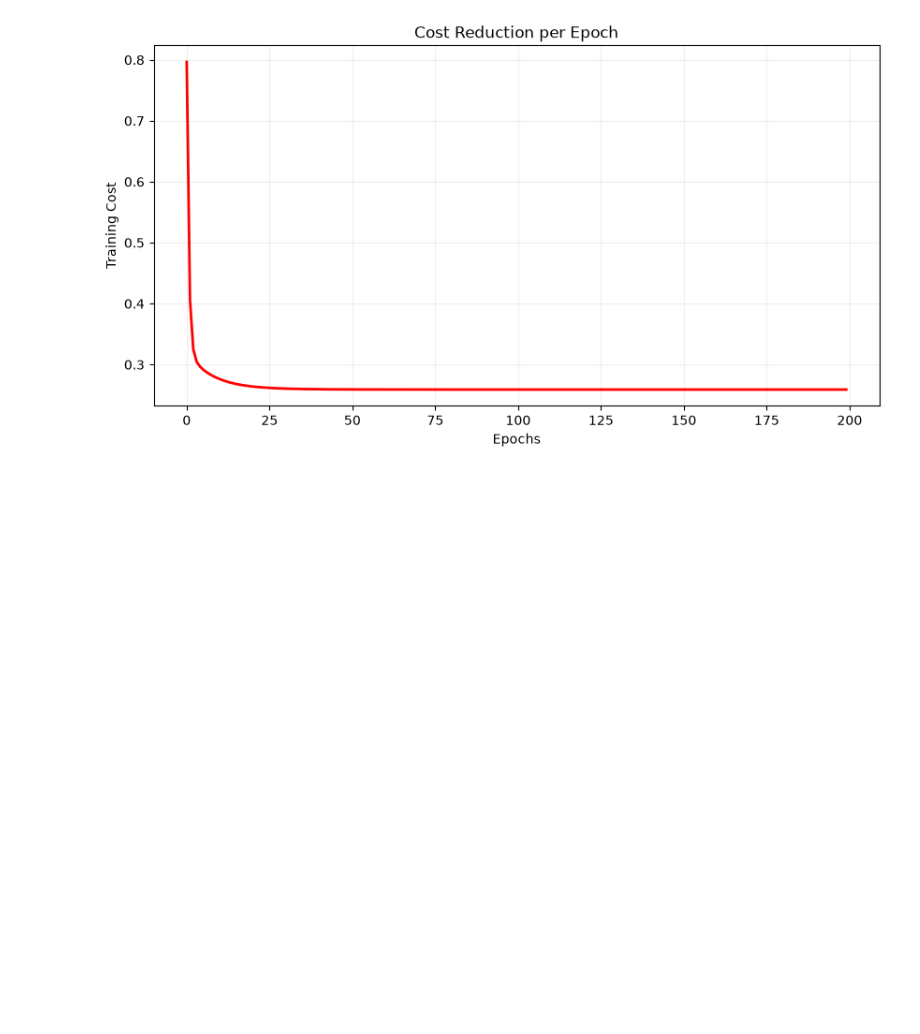
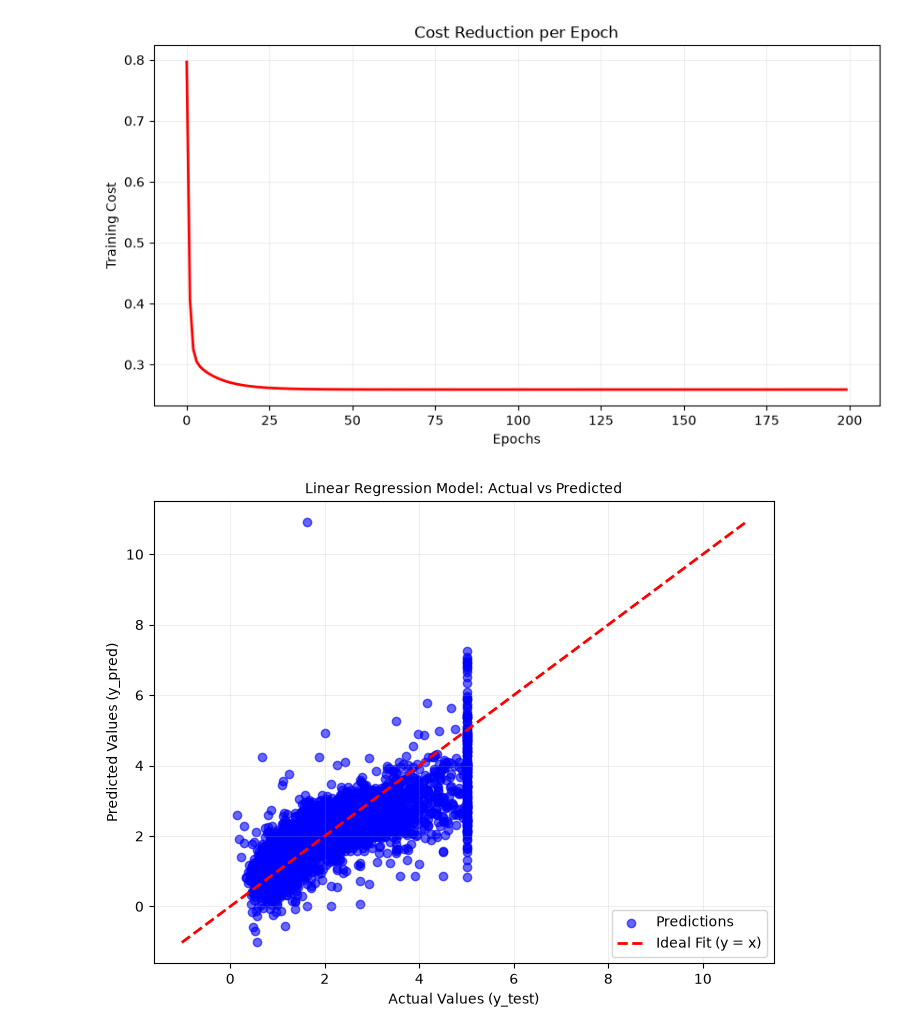
Before and after one commit to ankit4451/machine-learning, a Jupyter notebook: HousingPricePrediction.ipynb, the cells around one changed output. Drawn from its saved outputs; the diff is of its cells as text; code cells hidden in the pictures; blank space fills up the shorter version.

Commit message:
Refactored prediction visual changes

```diff
--- a/HousingPricePrediction.ipynb
+++ b/HousingPricePrediction.ipynb
@@ -102,3 +109,30 @@ plt.plot(train_loss,linewidth=2,color='red')
 plt.show()
 # %% [output]
 [figure]
+# %%
+# Test Results
+y_pred = model.predict(X_test_scaled)
+
+# Plot the Actual vs Predicted
+plt.figure(figsize=(8, 6))
+plt.scatter(y_test, y_pred, color="b", alpha=0.6, label="Predictions")
+
+min_val = min(y_test.min(), y_pred.min())
+max_val = max(y_test.max(), y_pred.max())
+plt.plot(
+    [min_val, max_val],
+    [min_val, max_val],
+    color="r",
+    linewidth=2,
+    linestyle='--',
+    label="Ideal Fit (y = x)",
+)
+
+plt.xlabel("Actual Values (y_test)")
+plt.ylabel("Predicted Values (y_pred)")
+plt.title("Linear Regression Model: Actual vs Predicted", fontsize=10)
+plt.legend()
+plt.grid(True, alpha=0.2)
+plt.show()
+# %% [output]
+[figure, added]
```
Also changed, not shown: parts of 1 cell of this notebook.
